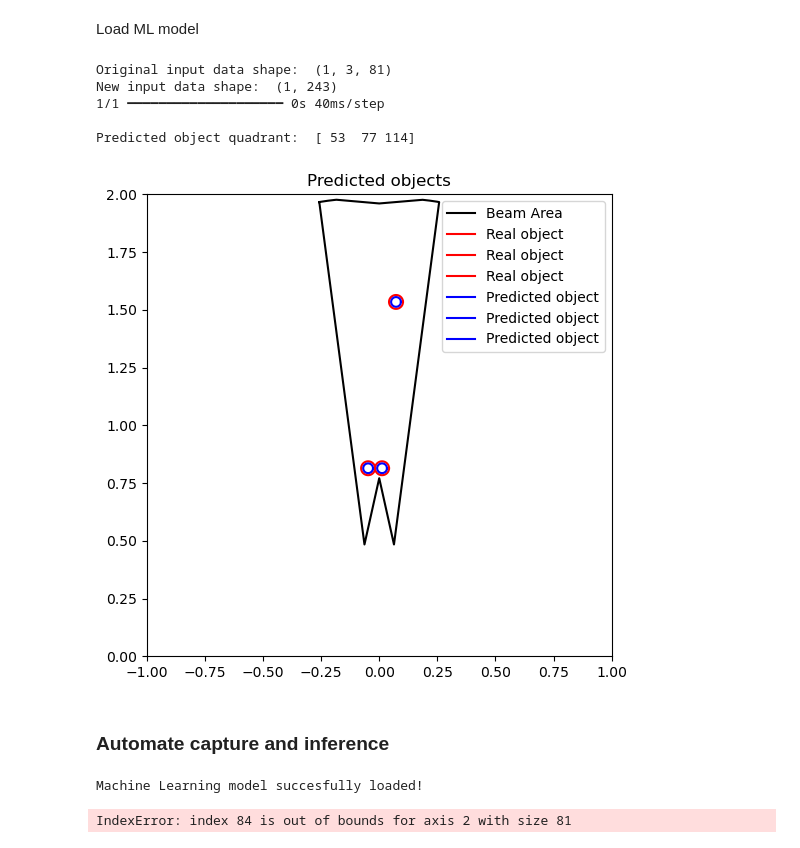
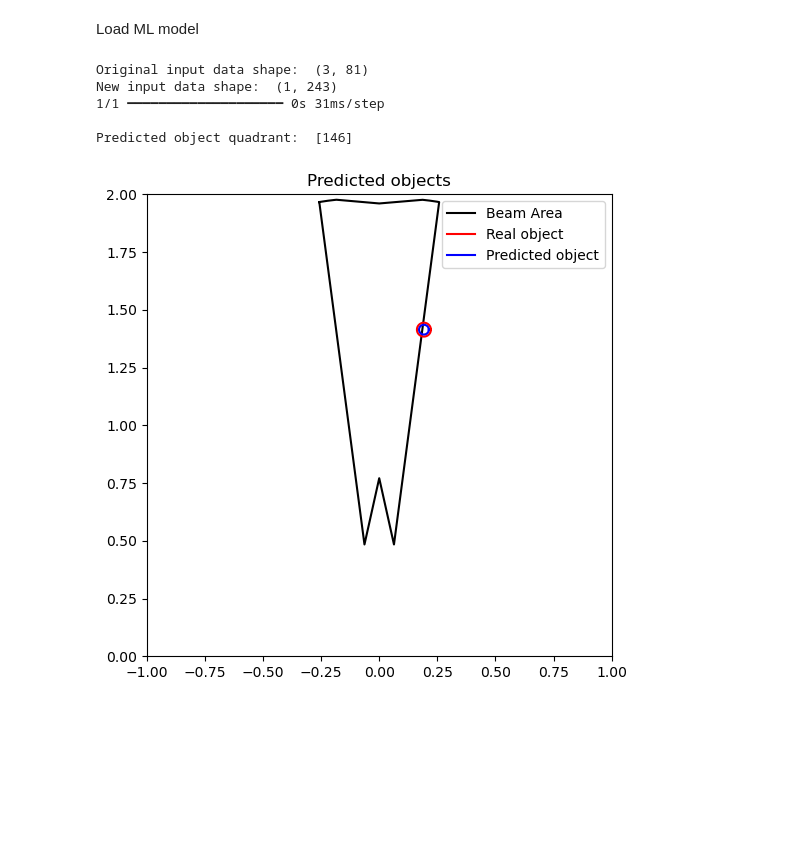
Before and after one commit to Juanpmartinez180/Data-Science-Projects, a Jupyter notebook: ultrasonic_radar/arduino/ultrasonic_sonar.ipynb, the cells around one changed output. Cells and saved outputs as stored; diff of their text form; code cells hidden in the pictures; blank space fills up the shorter version.

Commit message:
updated serial read and ohters

```diff
--- a/ultrasonic_radar/arduino/ultrasonic_sonar.ipynb
+++ b/ultrasonic_radar/arduino/ultrasonic_sonar.ipynb
@@ -146,38 +196,39 @@ classifier = load_model(path_to_load, custom_objects=dependencies, compile=False
 ### Reshape 3D data into 2D array
 print("Original input data shape: ", curated_data.shape)
 
-model_input  = curated_data.reshape(curated_data.shape[0],
-                      (curated_data.shape[1] * curated_data.shape[2]))
+#model_input  = curated_data.reshape(curated_data.shape[0],(curated_data.shape[1] * curated_data.shape[2]))
+
+model_input = curated_data.reshape(curated_data.shape[0] * curated_data.shape[1])
+flattened_data = curated_data.flatten()
+model_input = flattened_data[np.newaxis, :]
 
 print("New input data shape: ", model_input.shape)
 
 ### Make predictions
 X_val = model_input  #Values to predict
 
 #define a threshold value
 threshold = 0.1
 #ANN prediction
 y_pred = classifier.predict(X_val)
 #keep predictions above the threshold
 y_pred = (y_pred > threshold)
 
 for pred in range(len(y_pred)):
 
     print('\nPredicted object quadrant: ',
           np.argwhere(np.isin(y_pred[pred], True)).ravel())
 
     predicted_points = np.argwhere(np.isin(y_pred[pred], True)).ravel()
 
 
 
     plt.rcParams["figure.figsize"] = (6,6)
     object_location.test(predicted_points, predicted_points)
 # %% [output]
-Original input data shape:  (1, 3, 81)
+Original input data shape:  (3, 81)
 New input data shape:  (1, 243)
-1/1 ━━━━━━━━━━━━━━━━━━━━ 0s 40ms/step
+1/1 ━━━━━━━━━━━━━━━━━━━━ 0s 31ms/step
 
-Predicted object quadrant:  [ 53  77 114]
+Predicted object quadrant:  [146]
-[figure, old version]
+[figure, new version]
-# %% [markdown]
-### Automate capture and inference
@@ -186,16 +234,0 @@ import capture_and_inference
-# %%
-#Load ML model
-path_to_load = '../models/model_v2.h5'
-model_classifier = capture_and_inference.load_ml_model(path_to_load)
-# %% [output]
-Machine Learning model succesfully loaded!
-# %%
-samples_to_capture = 3 # Samples to capture
-print_echo_signature = True # Print calculation results
-serial_port = '/dev/ttyACM0'
-capture_and_inference.capture_data(samples_to_capture,
-                                   model_classifier,
-                                   print_echo_signature,
-                                   serial_port)
-# %% [output]
-IndexError: index 84 is out of bounds for axis 2 with size 81
```
Also changed, not shown: parts of 6 cells of this notebook.
